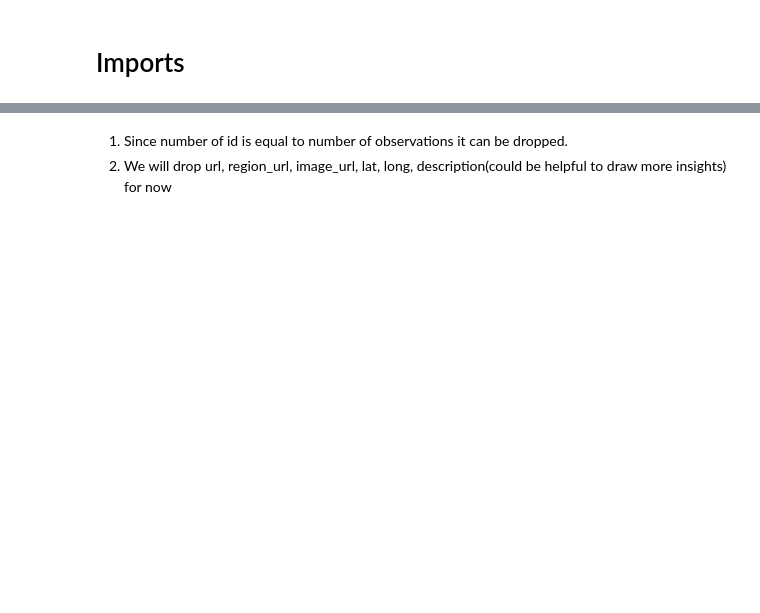
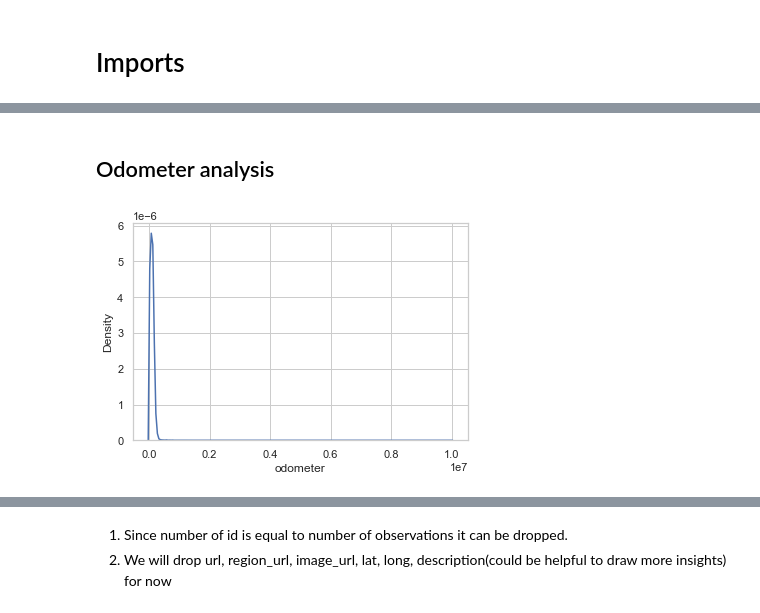
Before and after one commit to Tejash-Shah/used_car_price, a Jupyter notebook: notebooks/EDA.ipynb, the cells around one changed output, grey strips where cells are left out. Drawn from its saved outputs; the diff is of its cells as text; code cells hidden in the pictures; blank space fills up the shorter version.

```diff
--- a/notebooks/EDA.ipynb
+++ b/notebooks/EDA.ipynb
@@ -128,0 +175,6 @@ test = test.dropna(subset=['price'])
+# %% [markdown]
+## Odometer analysis
+# %%
+sns.kdeplot(data=train, x='odometer');
+# %% [output]
+[figure, added]
```
Also changed, not shown: parts of 87 cells of this notebook.
